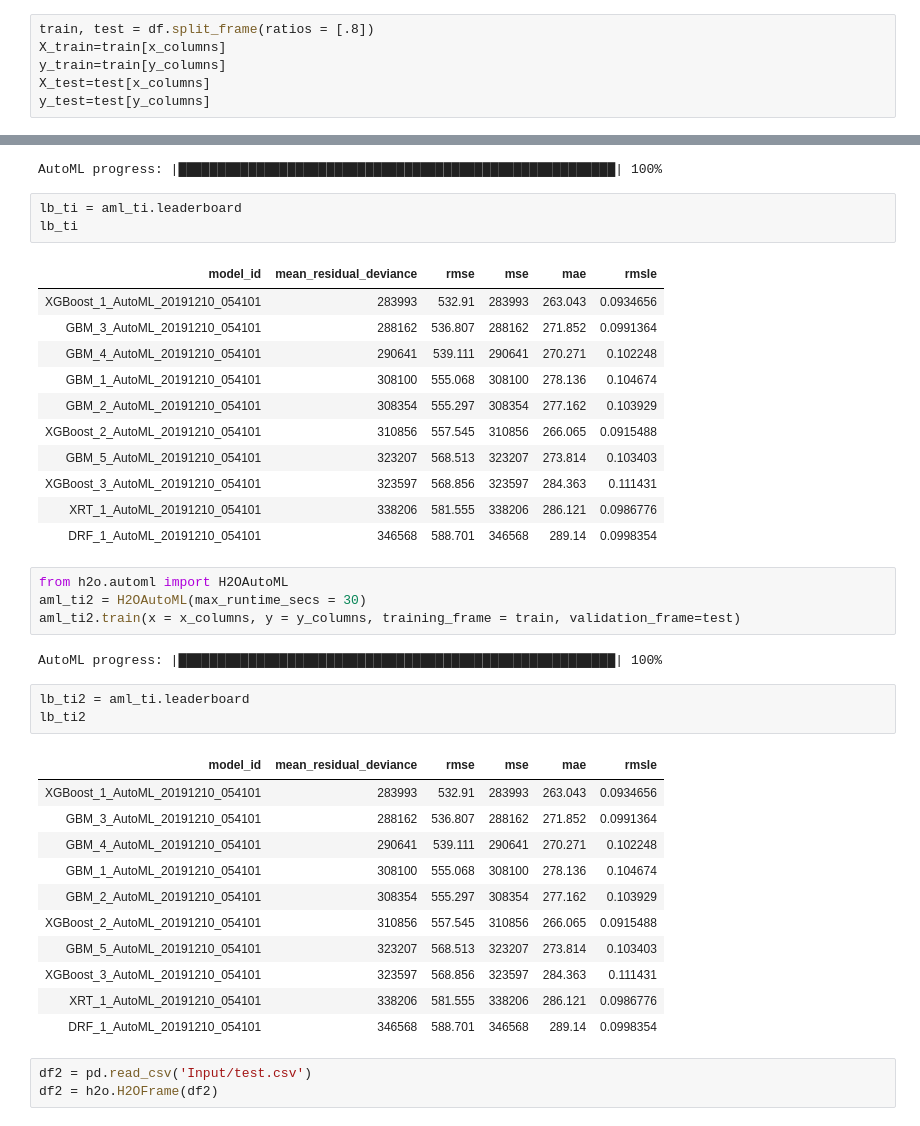
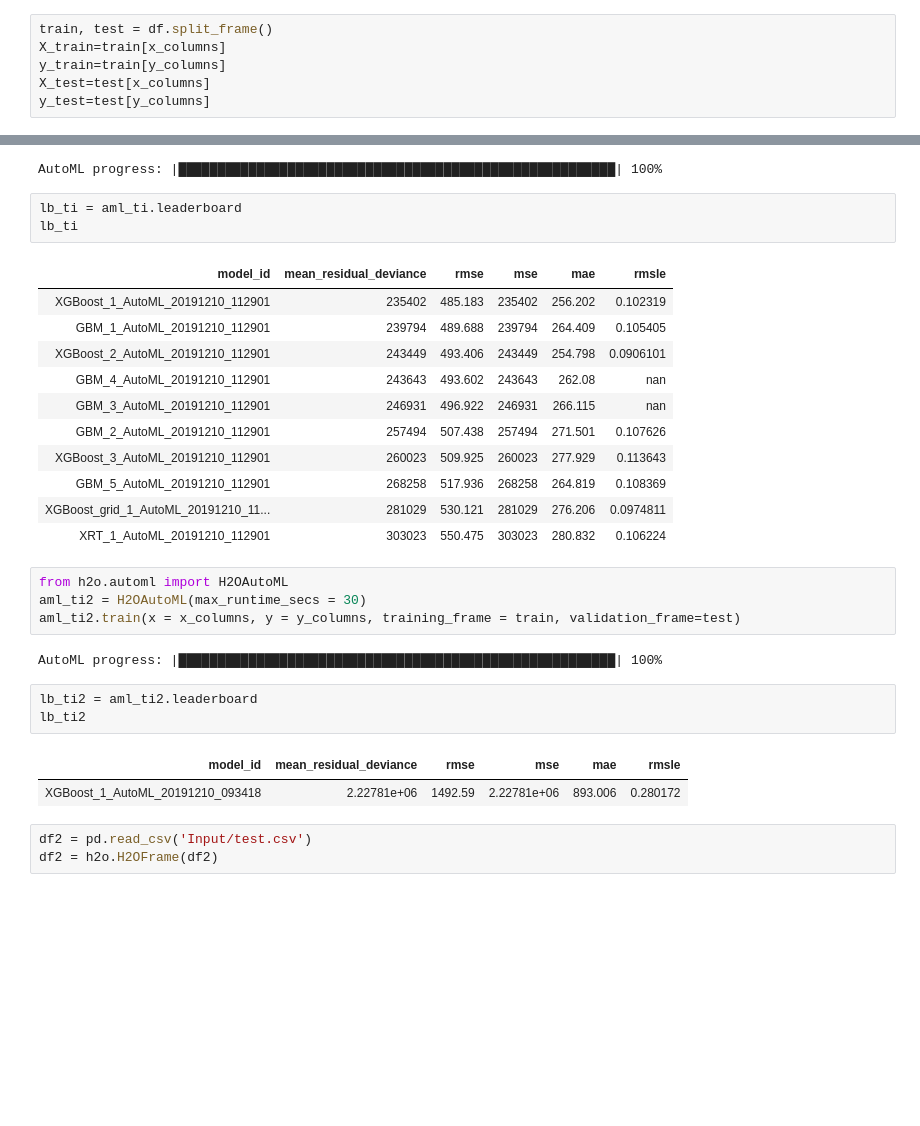
Before and after one commit to David-Fde/kaggle-competition-project, a Jupyter notebook: h2o.ipynb, the cells around one changed output, grey strips where cells are left out. Saved outputs shown, nothing was run; the diff lists cells and outputs as text; blank space fills up the shorter version.

```diff
--- a/h2o.ipynb
+++ b/h2o.ipynb
@@ -139,7 +139,7 @@ df.head()
 y_columns = "price"
 x_columns = ["carat","cut","color", "clarity","depth","table","x","y","z"]
 # %%
-train, test = df.split_frame(ratios = [.8])
+train, test = df.split_frame()
 X_train=train[x_columns]
 y_train=train[y_columns]
 X_test=test[x_columns]
@@ -223,16 +217,16 @@ lb_ti = aml_ti.leaderboard
 lb_ti
 # %% [output]
 | model_id | mean_residual_deviance | rmse | mse | mae | rmsle |
-| XGBoost_1_AutoML_20191210_054101 | 283993 | 532.91 | 283993 | 263.043 | 0.0934656 |
-| GBM_3_AutoML_20191210_054101 | 288162 | 536.807 | 288162 | 271.852 | 0.0991364 |
-| GBM_4_AutoML_20191210_054101 | 290641 | 539.111 | 290641 | 270.271 | 0.102248 |
-| GBM_1_AutoML_20191210_054101 | 308100 | 555.068 | 308100 | 278.136 | 0.104674 |
-| GBM_2_AutoML_20191210_054101 | 308354 | 555.297 | 308354 | 277.162 | 0.103929 |
-| XGBoost_2_AutoML_20191210_054101 | 310856 | 557.545 | 310856 | 266.065 | 0.0915488 |
-| GBM_5_AutoML_20191210_054101 | 323207 | 568.513 | 323207 | 273.814 | 0.103403 |
-| XGBoost_3_AutoML_20191210_054101 | 323597 | 568.856 | 323597 | 284.363 | 0.111431 |
-| XRT_1_AutoML_20191210_054101 | 338206 | 581.555 | 338206 | 286.121 | 0.0986776 |
-| DRF_1_AutoML_20191210_054101 | 346568 | 588.701 | 346568 | 289.14 | 0.0998354 |
+| XGBoost_1_AutoML_20191210_112901 | 235402 | 485.183 | 235402 | 256.202 | 0.102319 |
+| GBM_1_AutoML_20191210_112901 | 239794 | 489.688 | 239794 | 264.409 | 0.105405 |
+| XGBoost_2_AutoML_20191210_112901 | 243449 | 493.406 | 243449 | 254.798 | 0.0906101 |
+| GBM_4_AutoML_20191210_112901 | 243643 | 493.602 | 243643 | 262.08 | nan |
+| GBM_3_AutoML_20191210_112901 | 246931 | 496.922 | 246931 | 266.115 | nan |
+| GBM_2_AutoML_20191210_112901 | 257494 | 507.438 | 257494 | 271.501 | 0.107626 |
+| XGBoost_3_AutoML_20191210_112901 | 260023 | 509.925 | 260023 | 277.929 | 0.113643 |
+| GBM_5_AutoML_20191210_112901 | 268258 | 517.936 | 268258 | 264.819 | 0.108369 |
+| XGBoost_grid_1_AutoML_20191210_11... | 281029 | 530.121 | 281029 | 276.206 | 0.0974811 |
+| XRT_1_AutoML_20191210_112901 | 303023 | 550.475 | 303023 | 280.832 | 0.106224 |
 # %%
 from h2o.automl import H2OAutoML
 aml_ti2 = H2OAutoML(max_runtime_secs = 30)
@@ -240,20 +234,11 @@ aml_ti2.train(x = x_columns, y = y_columns, training_frame = train, validation_f
 # %% [output]
 AutoML progress: |████████████████████████████████████████████████████████| 100%
 # %%
-lb_ti2 = aml_ti.leaderboard
+lb_ti2 = aml_ti2.leaderboard
 lb_ti2
 # %% [output]
 | model_id | mean_residual_deviance | rmse | mse | mae | rmsle |
-| XGBoost_1_AutoML_20191210_054101 | 283993 | 532.91 | 283993 | 263.043 | 0.0934656 |
-| GBM_3_AutoML_20191210_054101 | 288162 | 536.807 | 288162 | 271.852 | 0.0991364 |
-| GBM_4_AutoML_20191210_054101 | 290641 | 539.111 | 290641 | 270.271 | 0.102248 |
-| GBM_1_AutoML_20191210_054101 | 308100 | 555.068 | 308100 | 278.136 | 0.104674 |
-| GBM_2_AutoML_20191210_054101 | 308354 | 555.297 | 308354 | 277.162 | 0.103929 |
-| XGBoost_2_AutoML_20191210_054101 | 310856 | 557.545 | 310856 | 266.065 | 0.0915488 |
-| GBM_5_AutoML_20191210_054101 | 323207 | 568.513 | 323207 | 273.814 | 0.103403 |
-| XGBoost_3_AutoML_20191210_054101 | 323597 | 568.856 | 323597 | 284.363 | 0.111431 |
-| XRT_1_AutoML_20191210_054101 | 338206 | 581.555 | 338206 | 286.121 | 0.0986776 |
-| DRF_1_AutoML_20191210_054101 | 346568 | 588.701 | 346568 | 289.14 | 0.0998354 |
+| XGBoost_1_AutoML_20191210_093418 | 2.22781e+06 | 1492.59 | 2.22781e+06 | 893.006 | 0.280172 |
 # %%
 df2 = pd.read_csv('Input/test.csv')
 df2 = h2o.H2OFrame(df2)
```
Also changed, not shown: parts of 5 cells of this notebook, 2 other files.
